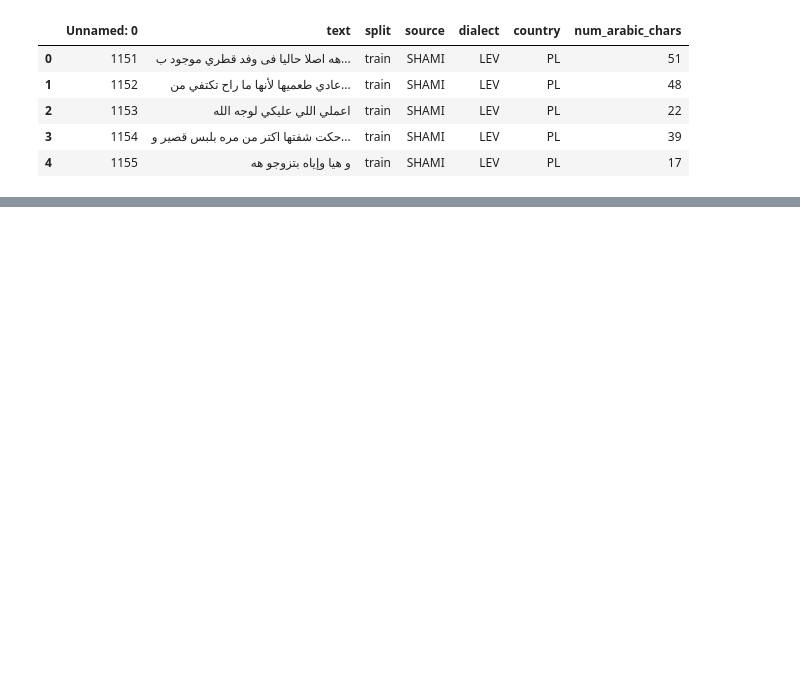
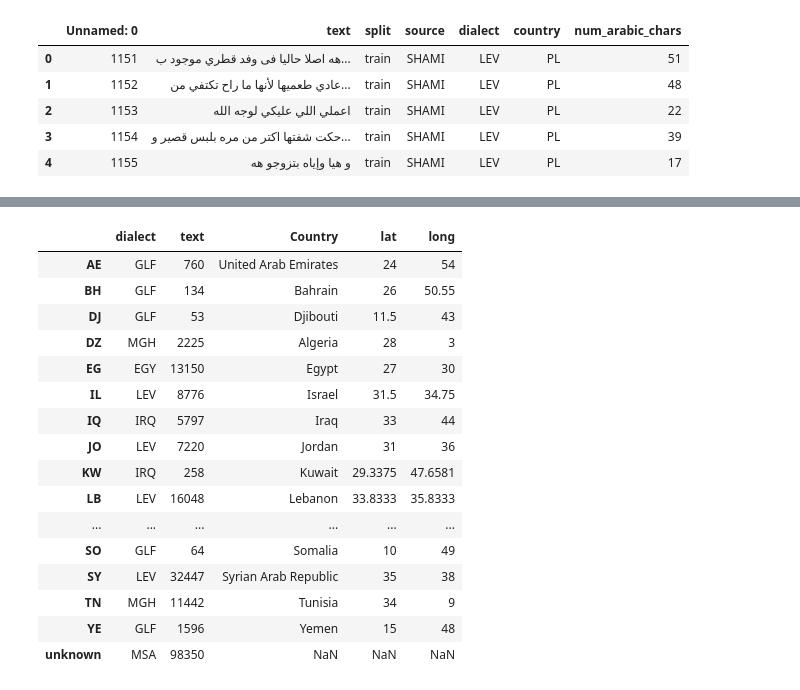
Before and after one commit to Dadaism6/CS260D-ADI, a Jupyter notebook: data_viz_for_presentation.ipynb, the cells around one changed output, grey strips where cells are left out. Drawn from its saved outputs; the diff is of its cells as text; code cells hidden in the pictures; blank space fills up the shorter version.

```diff
--- a/data_viz_for_presentation.ipynb
+++ b/data_viz_for_presentation.ipynb
@@ -14,0 +29,5 @@ adi.head()
+# %%
+num_per_country = adi.groupby('country').agg({'dialect':'first', 'text':'count'})
+# %%
+num_per_country.rename(index={'PL':'IL'}, inplace=True)
+num_per_country
@@ -14,0 +53,2 @@ adi.head()
+# %%
+countries = pd.read_csv("https://gist.githubusercontent.com/tadast/8827699/raw/f5cac3d42d16b78348610fc4ec301e9234f82821/countries_codes_and_coordinates.csv")
@@ -14,0 +60,21 @@ adi.head()
+# %%
+joined = num_per_country.join(countries_ready.set_index('code'), how='left')
+joined
+# %% [output]
+|  | dialect | text | Country | lat | long |
+| AE | GLF | 760 | United Arab Emirates | 24 | 54 |
+| BH | GLF | 134 | Bahrain | 26 | 50.55 |
+| DJ | GLF | 53 | Djibouti | 11.5 | 43 |
+| DZ | MGH | 2225 | Algeria | 28 | 3 |
+| EG | EGY | 13150 | Egypt | 27 | 30 |
+| IL | LEV | 8776 | Israel | 31.5 | 34.75 |
+| IQ | IRQ | 5797 | Iraq | 33 | 44 |
+| JO | LEV | 7220 | Jordan | 31 | 36 |
+| KW | IRQ | 258 | Kuwait | 29.3375 | 47.6581 |
+| LB | LEV | 16048 | Lebanon | 33.8333 | 35.8333 |
+| ... | ... | ... | ... | ... | ... |
+| SO | GLF | 64 | Somalia | 10 | 49 |
+| SY | LEV | 32447 | Syrian Arab Republic | 35 | 38 |
+| TN | MGH | 11442 | Tunisia | 34 | 9 |
+| YE | GLF | 1596 | Yemen | 15 | 48 |
+| unknown | MSA | 98350 | NaN | NaN | NaN |
```
Also changed, not shown: parts of 9 cells of this notebook.
